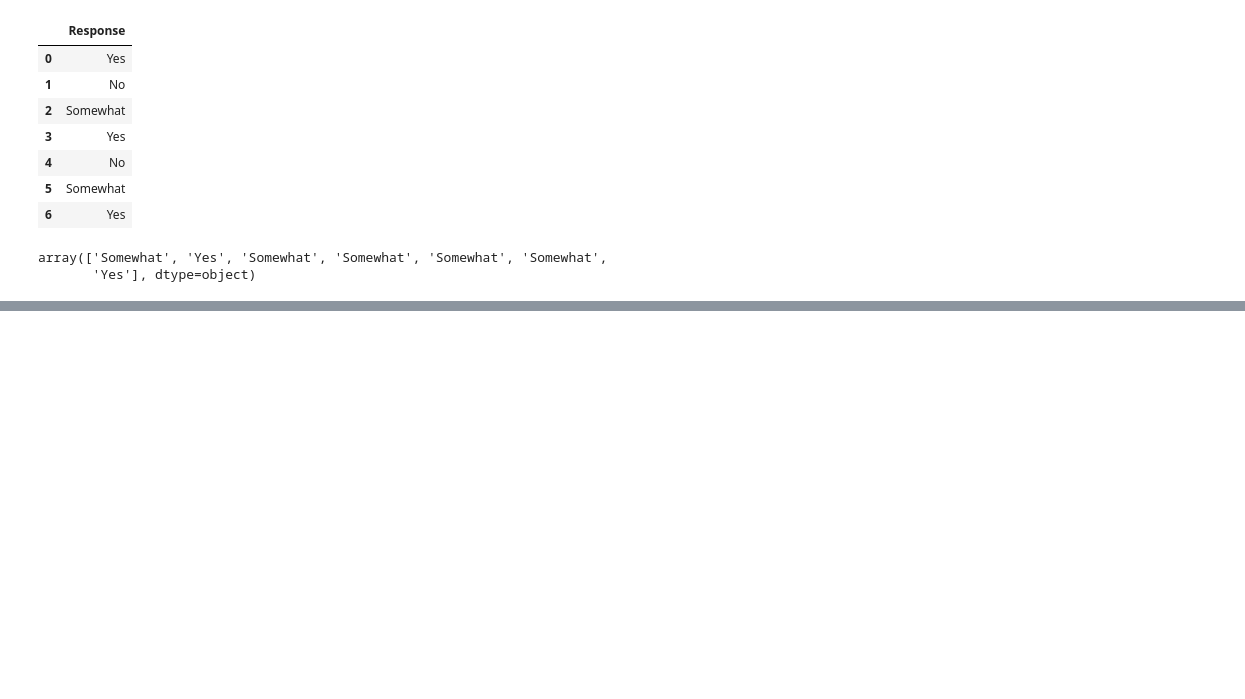
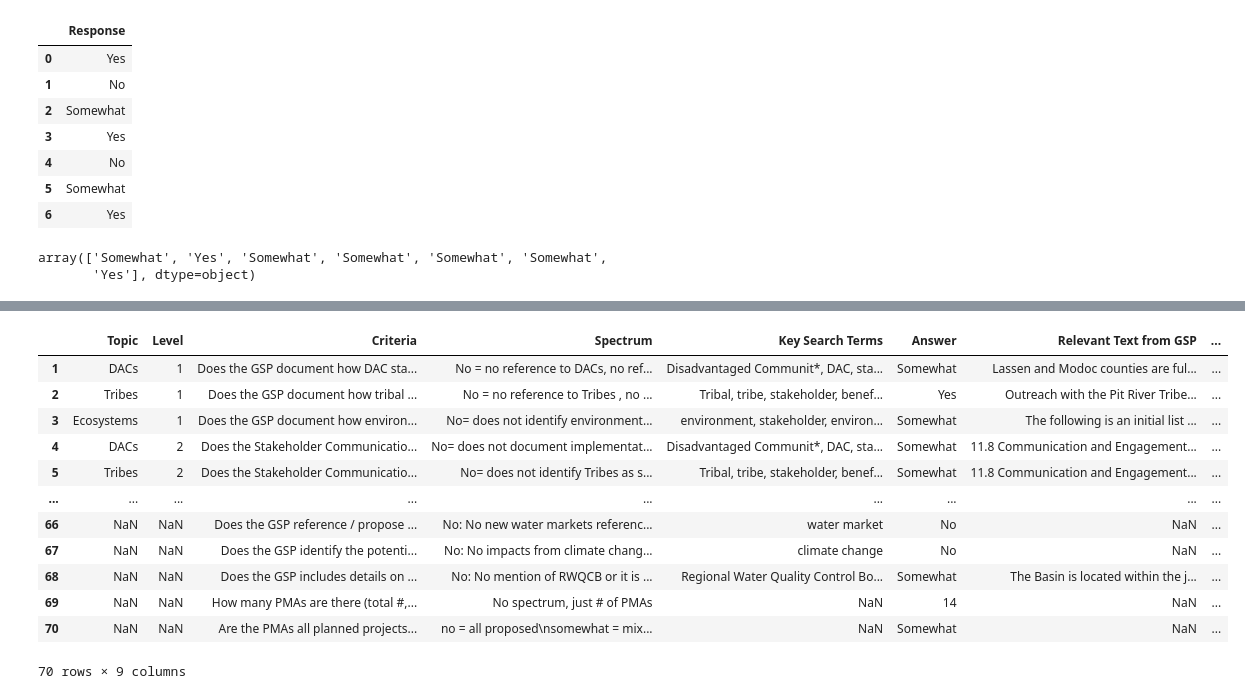
Before and after one commit to seneth-waterman/ChatGDE, a Jupyter notebook: TNC_clean_data.ipynb, the cells around one changed output, grey strips where cells are left out. Saved outputs shown, nothing was run; the diff lists cells and outputs as text; code cells hidden in the pictures; blank space fills up the shorter version.

```diff
--- a/TNC_clean_data.ipynb
+++ b/TNC_clean_data.ipynb
@@ -106,0 +101,35 @@ final_score
+# %%
+def HumanRubric(file):
+    """Create data frame of human scoring rubric given csv file of scored rubric.
+       Index represents question number
+
+    Arguments:
+        file - filepath name of human scored csv file
+    Returns:
+        human_rubric_df - df of human scored rubric
+    """
+    # Create cleaned DF of questions
+    human_rubric_df = pd.read_csv(file)
+    human_rubric_df = human_rubric_df.iloc[10:, 3:]
+    human_rubric_df = human_rubric_df.reset_index()
+    human_rubric_df = human_rubric_df.drop('index', axis=1)
+    human_rubric_df.columns = human_rubric_df.iloc[0]
+    human_rubric_df = human_rubric_df[1:]
+
+    return human_rubric_df
+
+HumanRubric(file)
+# %% [output]
+|  | Topic | Level | Criteria | Spectrum | Key Search Terms | Answer | Relevant Text from GSP | ... |
+| 1 | DACs | 1 | Does the GSP document how DAC sta... | No = no reference to DACs, no ref... | Disadvantaged Communit*, DAC, sta... | Somewhat | Lassen and Modoc counties are ful... | ... |
+| 2 | Tribes | 1 | Does the GSP document how tribal ... | No = no reference to Tribes , no ... | Tribal, tribe, stakeholder, benef... | Yes | Outreach with the Pit River Tribe... | ... |
+| 3 | Ecosystems | 1 | Does the GSP document how environ... | No= does not identify environment... | environment, stakeholder, environ... | Somewhat | The following is an initial list ... | ... |
+| 4 | DACs | 2 | Does the Stakeholder Communicatio... | No= does not document implementat... | Disadvantaged Communit*, DAC, sta... | Somewhat | 11.8 Communication and Engagement... | ... |
+| 5 | Tribes | 2 | Does the Stakeholder Communicatio... | No= does not identify Tribes as s... | Tribal, tribe, stakeholder, benef... | Somewhat | 11.8 Communication and Engagement... | ... |
+| ... | ... | ... | ... | ... | ... | ... | ... | ... |
+| 66 | NaN | NaN | Does the GSP reference / propose ... | No: No new water markets referenc... | water market | No | NaN | ... |
+| 67 | NaN | NaN | Does the GSP identify the potenti... | No: No impacts from climate chang... | climate change | No | NaN | ... |
+| 68 | NaN | NaN | Does the GSP includes details on ... | No: No mention of RWQCB or it is ... | Regional Water Quality Control Bo... | Somewhat | The Basin is located within the j... | ... |
+| 69 | NaN | NaN | How many PMAs are there (total #,... | No spectrum, just # of PMAs | NaN | 14 | NaN | ... |
+| 70 | NaN | NaN | Are the PMAs all planned projects... | no = all proposed\nsomewhat = mix... | NaN | Somewhat | NaN | ... |
+70 rows × 9 columns
```
Also changed, not shown: parts of 9 cells of this notebook.
